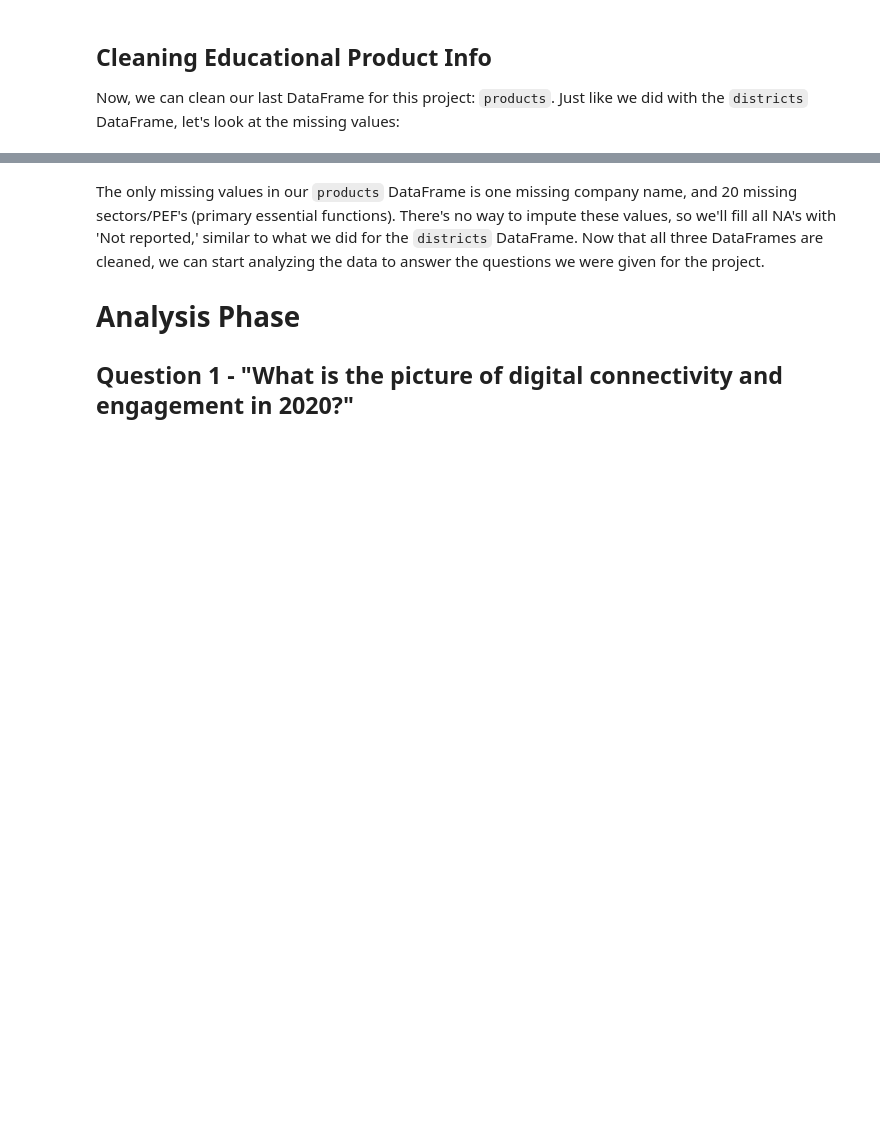
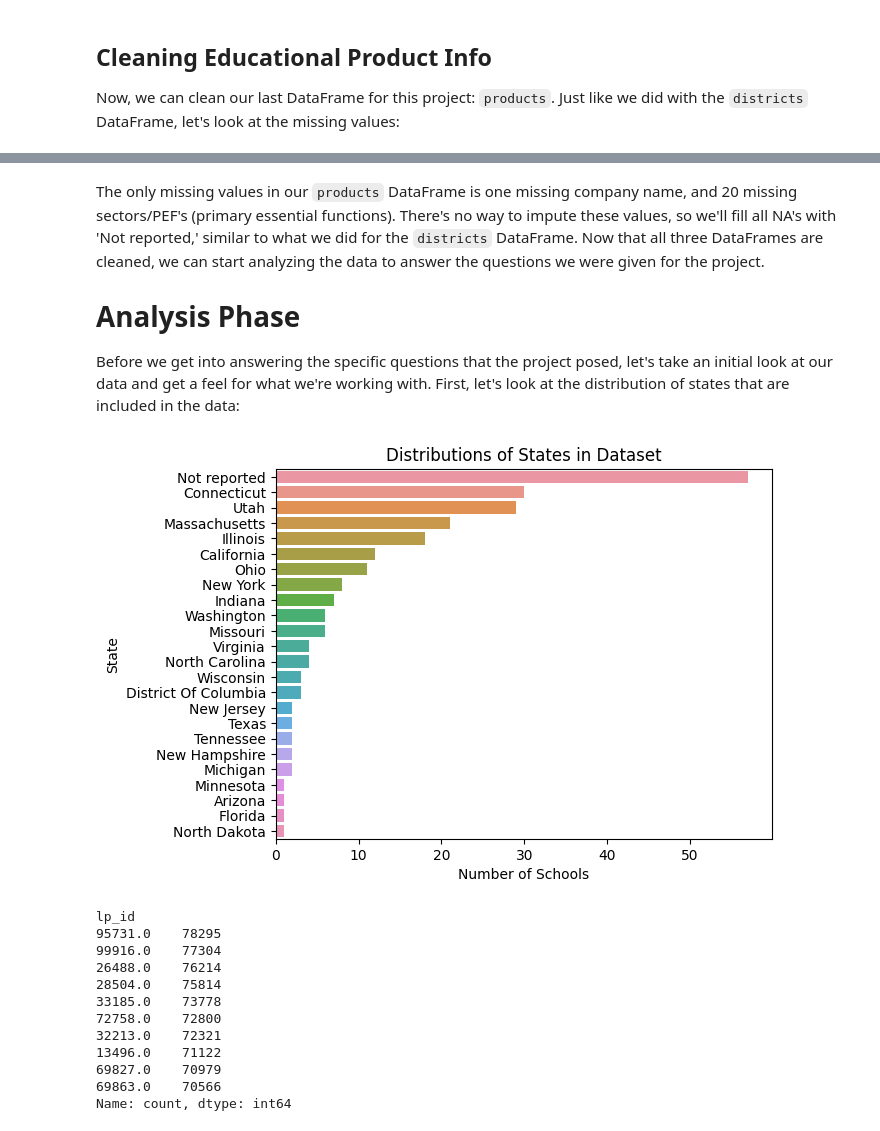
Before and after one commit to jahess150/AnalysisProjects, a Jupyter notebook: analyzing-covid-19-s-effect-on-student-engagement.ipynb, the cells around one changed output, grey strips where cells are left out. Cells and saved outputs as stored; diff of their text form; code cells hidden in the pictures; blank space fills up the shorter version.

```diff
--- a/analyzing-covid-19-s-effect-on-student-engagement.ipynb
+++ b/analyzing-covid-19-s-effect-on-student-engagement.ipynb
@@ -71,6 +71,7 @@ for file in files:
 
 # Concatenate all DataFrames into one 'engagement_data' DataFrame
 engagement_data = pd.concat(data)
+engagement_data['district_id'] = engagement_data['district_id'].astype('int64')  # Make the district ID's be integers
 print(engagement_data.head(10))
 print(engagement_data.info())
 # %% [output]
@@ -153,3 +156,6 @@ dtype: int64
+# %%
+# Convert time to datetime
+engagement_data['time'] = pd.to_datetime(engagement_data['time'])
 # %% [markdown]
 ## Cleaning District Info Data
 
@@ -269,8 +275,21 @@ print(products.info())
 # Print missing values
 print(products.isna().sum())
 
+# Rename column names to match other DataFrames
+rename_dict = {
+    'LP ID' : 'lp_id',
+    'URL' : 'url',
+    'Product Name' : 'name',
+    'Provider/Company Name' : 'prov_comp_name',
+    'Sector(s)' : 'sector',
+    'Primary Essential Function' : 'pef'
+}
+
+products = products.rename(columns = rename_dict)  # Replace column names
+
 # Fill all NA's with 'Not reported'
 products = products.fillna('Not reported')
+print(products.head())
 # %% [output]
 <class 'pandas.core.frame.DataFrame'>
 RangeIndex: 372 entries, 0 to 371
@@ -294,4 +313,31 @@ The only missing values in our `products` DataFrame is one missing company name,
 
 # Analysis Phase
 
-## Question 1 - "What is the picture of digital connectivity and engagement in 2020?"
+Before we get into answering the specific questions that the project posed, let's take an initial look at our data and get a feel for what we're working with. First, let's look at the distribution of states that are included in the data:
+# %%
+# Merge engagement_data with products
+engagement_products = pd.merge(engagement_data, products, on = 'lp_id', how = 'left')
+engagement_districts = pd.merge(engagement_data, districts, on = 'district_id', how = 'left')
+
+# Plot the count of all states
+sns.countplot(data = districts, y = 'state', order = districts.state.value_counts(ascending = False).index)
+plt.xlabel('Number of Schools')
+plt.ylabel('State')
+plt.title('Distributions of States in Dataset')
+plt.show()
+
+print(engagement_data['lp_id'].value_counts().head(10))
+# %% [output]
+[figure, added]
+lp_id
+95731.0    78295
+99916.0    77304
+26488.0    76214
+28504.0    75814
+33185.0    73778
+72758.0    72800
+32213.0    72321
+13496.0    71122
+69827.0    70979
+69863.0    70566
+Name: count, dtype: int64
```
Also changed, not shown: parts of 15 cells of this notebook.
